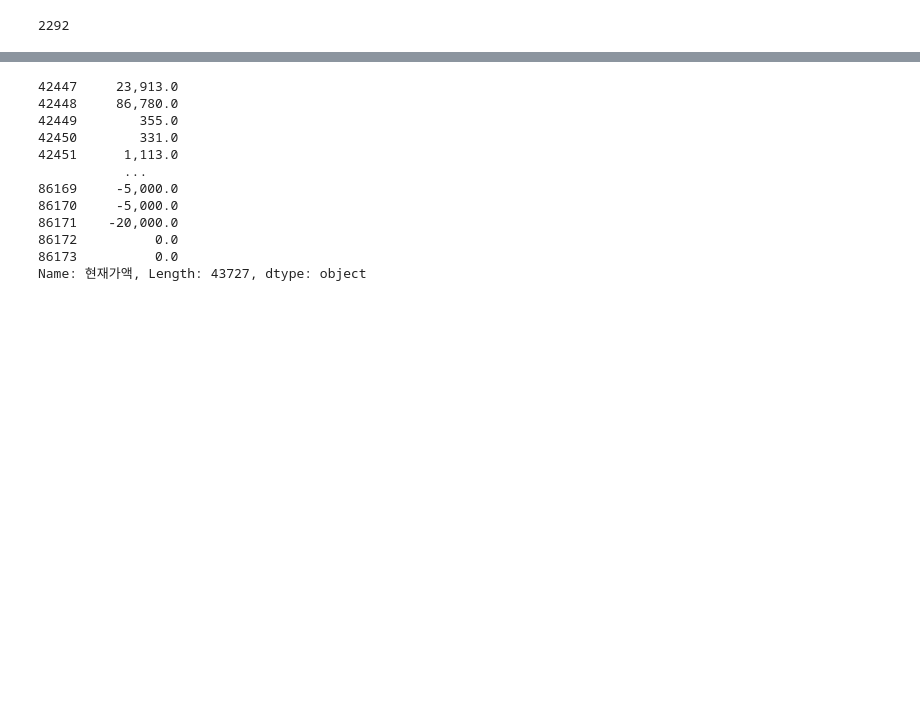
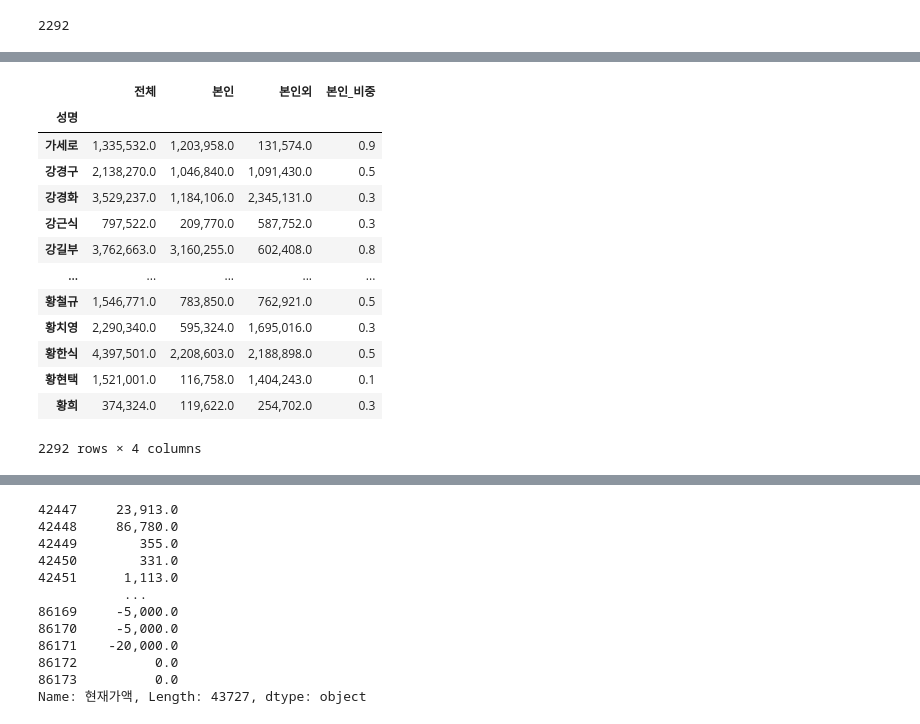
Before and after one commit to Suhhye-kang/Pandas, a Jupyter notebook: Exercise/lending/Highofficer.ipynb, the cells around one changed output, grey strips where cells are left out. Cells and saved outputs as stored; diff of their text form; code cells hidden in the pictures; blank space fills up the shorter version.

```diff
--- a/Exercise/lending/Highofficer.ipynb
+++ b/Exercise/lending/Highofficer.ipynb
@@ -17,0 +50,4 @@ df.head()
+# %%
+officer_sum1=officer_sum.reset_index()
+officer_sum1=officer_sum.to_frame()
+officer_sum1.info()
@@ -44,5 +69,5 @@ memory usage: 12.5+ MB
 # %%
-sum=df1.groupby(['성명'])['현재가액'].mean()
+sum=df1.groupby(['성명'])['현재가액'].sum()
 sum.sort_values(ascending=False)
 sum1=sum.reset_index()
 sum1=sum.to_frame()
@@ -64,0 +93,21 @@ Name: 현재가액, Length: 2292, dtype: float64
+# %%
+officer_only_merge=sum1.merge(officer_sum1,on=['성명'])
+officer_only_merge['본인외']=officer_only_merge['현재가액_x']-officer_only_merge['현재가액_y']
+officer_only_merge.columns=['전체','본인','본인외']
+officer_only_merge['본인_비중']=officer_only_merge['본인']/officer_only_merge['전체']
+officer_only_merge
+# %% [output]
+|  | 전체 | 본인 | 본인외 | 본인_비중 |
+| 성명 |  |  |  |  |
+| 가세로 | 1,335,532.0 | 1,203,958.0 | 131,574.0 | 0.9 |
+| 강경구 | 2,138,270.0 | 1,046,840.0 | 1,091,430.0 | 0.5 |
+| 강경화 | 3,529,237.0 | 1,184,106.0 | 2,345,131.0 | 0.3 |
+| 강근식 | 797,522.0 | 209,770.0 | 587,752.0 | 0.3 |
+| 강길부 | 3,762,663.0 | 3,160,255.0 | 602,408.0 | 0.8 |
+| ... | ... | ... | ... | ... |
+| 황철규 | 1,546,771.0 | 783,850.0 | 762,921.0 | 0.5 |
+| 황치영 | 2,290,340.0 | 595,324.0 | 1,695,016.0 | 0.3 |
+| 황한식 | 4,397,501.0 | 2,208,603.0 | 2,188,898.0 | 0.5 |
+| 황현택 | 1,521,001.0 | 116,758.0 | 1,404,243.0 | 0.1 |
+| 황희 | 374,324.0 | 119,622.0 | 254,702.0 | 0.3 |
+2292 rows × 4 columns
```
Also changed, not shown: parts of 62 cells of this notebook, 2 other files.
